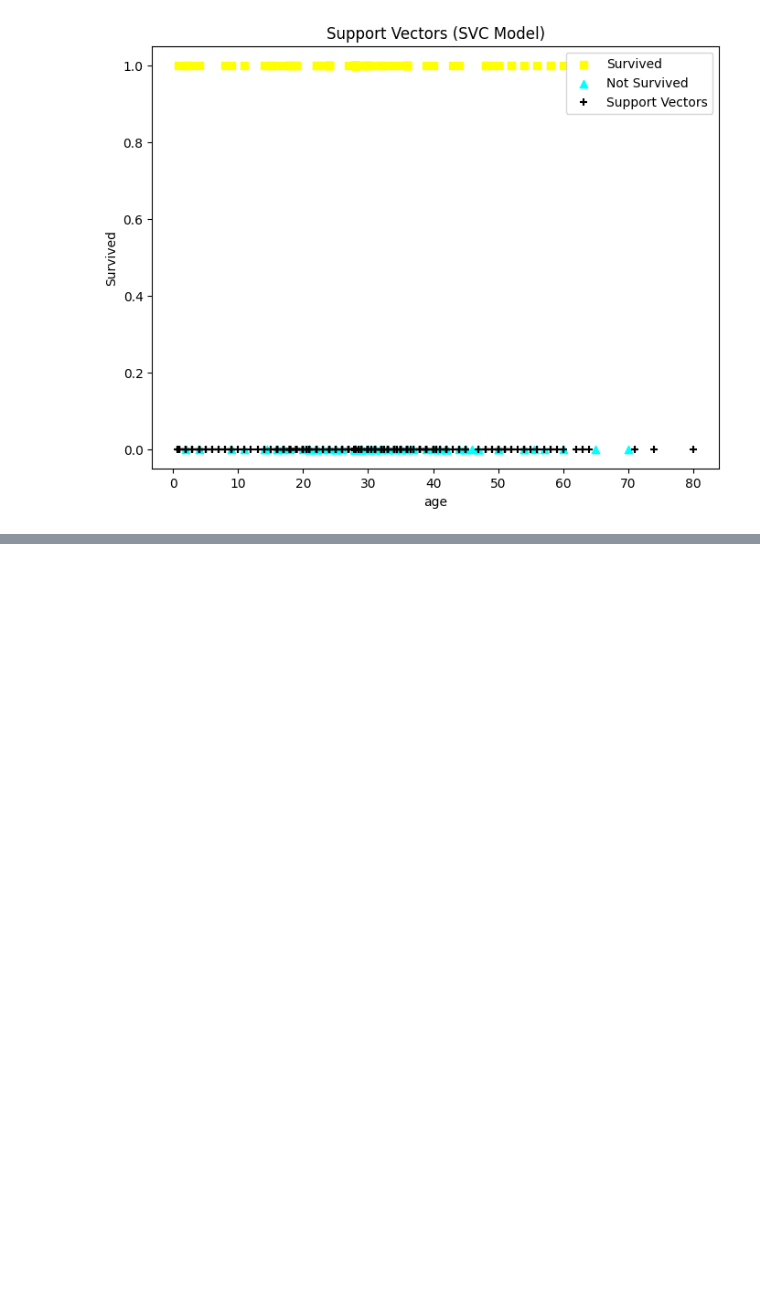
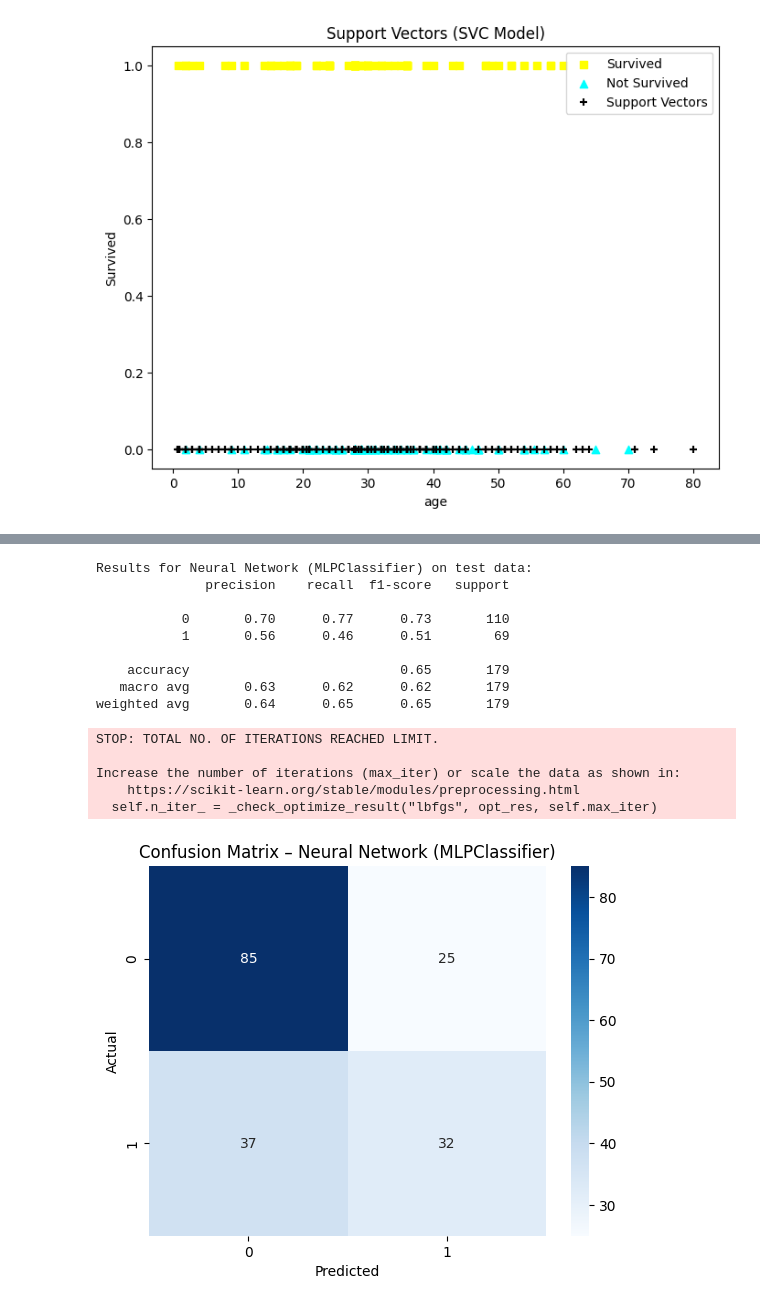
Before and after one commit to drodmay1/applied-ml-davidrm, a Jupyter notebook: lab03/ml03_davidrm.ipynb, the cells around one changed output, grey strips where cells are left out. Saved outputs shown, nothing was run; the diff lists cells and outputs as text; code cells hidden in the pictures; blank space fills up the shorter version.

Commit message:
Add Section 5.2 Neural Network model and updated summary table

```diff
--- a/lab03/ml03_davidrm.ipynb
+++ b/lab03/ml03_davidrm.ipynb
@@ -349,0 +355,35 @@ weighted avg       0.66      0.63      0.52       179
+# %%
+# Create and train the neural network model
+nn_model = MLPClassifier(hidden_layer_sizes=(50, 25, 10), solver='lbfgs', random_state=42)
+nn_model.fit(X_train, y_train)
+
+# Predict on test data
+y_pred_nn = nn_model.predict(X_test)
+
+# Print classification report
+print("Results for Neural Network (MLPClassifier) on test data:")
+print(classification_report(y_test, y_pred_nn))
+
+# Plot confusion matrix
+cm_nn = confusion_matrix(y_test, y_pred_nn)
+sns.heatmap(cm_nn, annot=True, cmap='Blues', fmt='g')
+plt.xlabel('Predicted')
+plt.ylabel('Actual')
+plt.title('Confusion Matrix – Neural Network (MLPClassifier)')
+plt.show()
+# %% [output]
+Results for Neural Network (MLPClassifier) on test data:
+              precision    recall  f1-score   support
+
+           0       0.70      0.77      0.73       110
+           1       0.56      0.46      0.51        69
+
+    accuracy                           0.65       179
+   macro avg       0.63      0.62      0.62       179
+weighted avg       0.64      0.65      0.65       179
+STOP: TOTAL NO. OF ITERATIONS REACHED LIMIT.
+
+Increase the number of iterations (max_iter) or scale the data as shown in:
+    https://scikit-learn.org/stable/modules/preprocessing.html
+  self.n_iter_ = _check_optimize_result("lbfgs", opt_res, self.max_iter)
+[figure, added]
```
Also changed, not shown: parts of 4 cells of this notebook.
